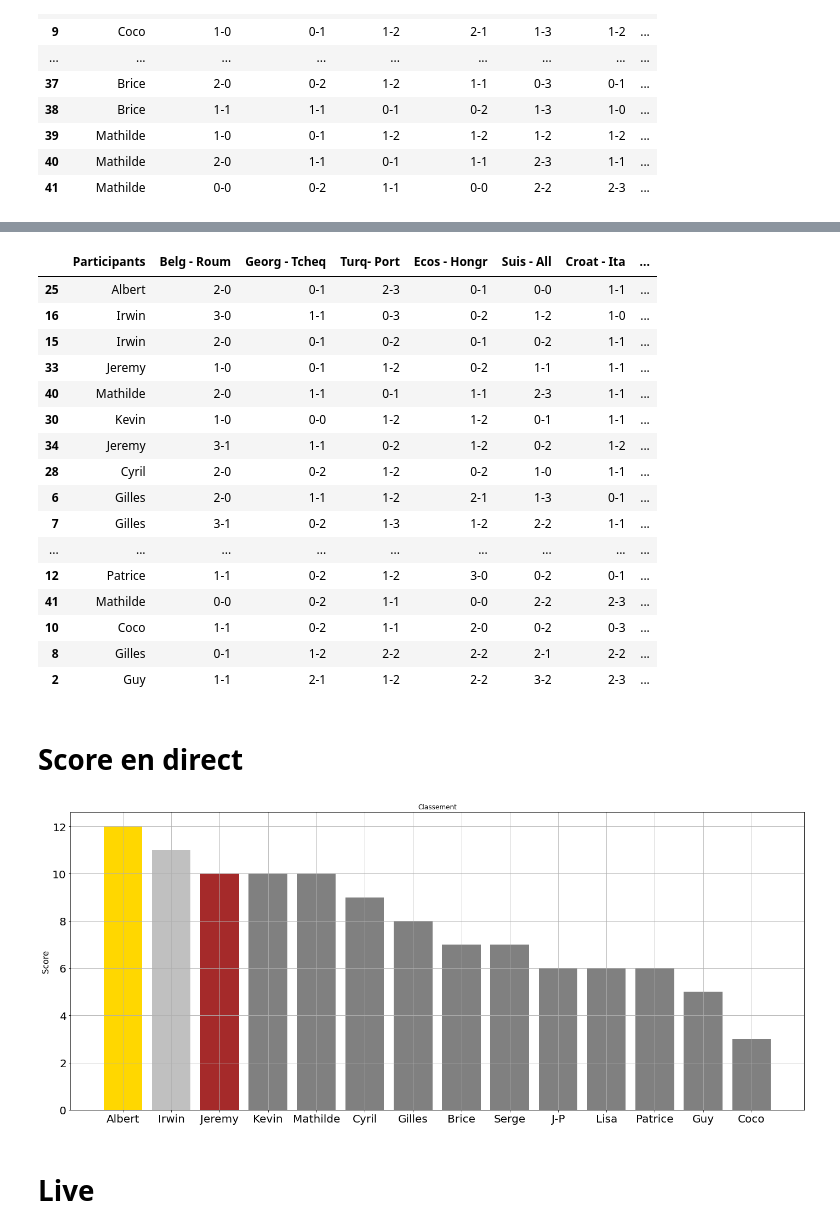
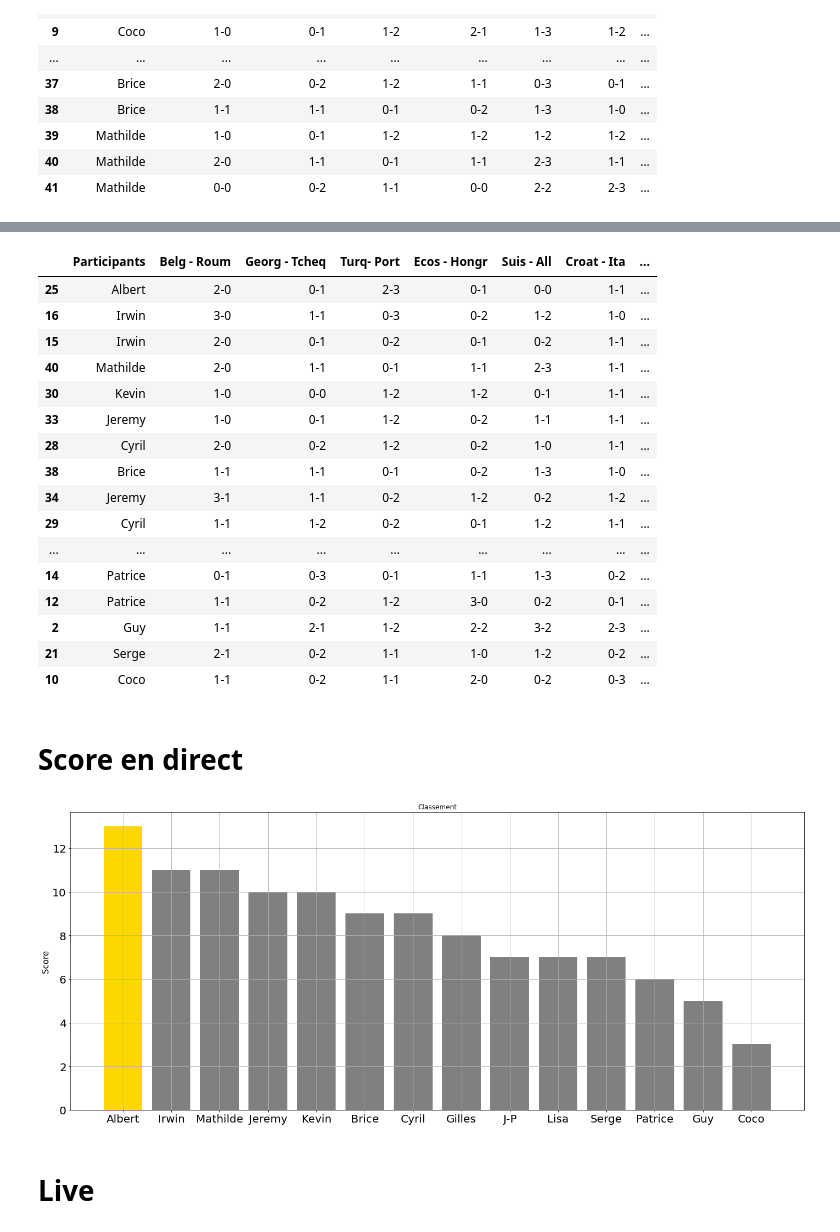
Before and after one commit to coraliegrobel/Classement, a Jupyter notebook: test2.ipynb, the cells around one changed output, grey strips where cells are left out. Saved outputs shown, nothing was run; the diff lists cells and outputs as text; code cells hidden in the pictures.

```diff
--- a/test2.ipynb
+++ b/test2.ipynb
@@ -47,8 +47,8 @@ df["Ecos - Hongr score_final"] = "0-1"
 df["Suis - All score_final"] = "1-1"
 df["Croat - Ita score_final"] = "1-1"
 df["Alban - Esp score_final"] = "0-1"
-df["Fra - Pol score_final"] = "0-0"
-df["Pays-B - Autri score_final"] = "0-0"
+df["Fra - Pol score_final"] = "1-1"
+df["Pays-B - Autri score_final"] = "2-3"
 # %%
 for match in all_match:
     s = match + " points"
@@ -117,38 +117,38 @@ df[affichage].sort_values("total_score", ascending = False)
 | 25 | Albert | 2-0 | 0-1 | 2-3 | 0-1 | 0-0 | 1-1 | ... |
 | 16 | Irwin | 3-0 | 1-1 | 0-3 | 0-2 | 1-2 | 1-0 | ... |
 | 15 | Irwin | 2-0 | 0-1 | 0-2 | 0-1 | 0-2 | 1-1 | ... |
-| 33 | Jeremy | 1-0 | 0-1 | 1-2 | 0-2 | 1-1 | 1-1 | ... |
 | 40 | Mathilde | 2-0 | 1-1 | 0-1 | 1-1 | 2-3 | 1-1 | ... |
 | 30 | Kevin | 1-0 | 0-0 | 1-2 | 1-2 | 0-1 | 1-1 | ... |
+| 33 | Jeremy | 1-0 | 0-1 | 1-2 | 0-2 | 1-1 | 1-1 | ... |
+| 28 | Cyril | 2-0 | 0-2 | 1-2 | 0-2 | 1-0 | 1-1 | ... |
+| 38 | Brice | 1-1 | 1-1 | 0-1 | 0-2 | 1-3 | 1-0 | ... |
 | 34 | Jeremy | 3-1 | 1-1 | 0-2 | 1-2 | 0-2 | 1-2 | ... |
-| 28 | Cyril | 2-0 | 0-2 | 1-2 | 0-2 | 1-0 | 1-1 | ... |
-| 6 | Gilles | 2-0 | 1-1 | 1-2 | 2-1 | 1-3 | 0-1 | ... |
-| 7 | Gilles | 3-1 | 0-2 | 1-3 | 1-2 | 2-2 | 1-1 | ... |
+| 29 | Cyril | 1-1 | 1-2 | 0-2 | 0-1 | 1-2 | 1-1 | ... |
 | ... | ... | ... | ... | ... | ... | ... | ... | ... |
+| 14 | Patrice | 0-1 | 0-3 | 0-1 | 1-1 | 1-3 | 0-2 | ... |
 | 12 | Patrice | 1-1 | 0-2 | 1-2 | 3-0 | 0-2 | 0-1 | ... |
-| 41 | Mathilde | 0-0 | 0-2 | 1-1 | 0-0 | 2-2 | 2-3 | ... |
+| 2 | Guy | 1-1 | 2-1 | 1-2 | 2-2 | 3-2 | 2-3 | ... |
+| 21 | Serge | 2-1 | 0-2 | 1-1 | 1-0 | 1-2 | 0-2 | ... |
 | 10 | Coco | 1-1 | 0-2 | 1-1 | 2-0 | 0-2 | 0-3 | ... |
-| 8 | Gilles | 0-1 | 1-2 | 2-2 | 2-2 | 2-1 | 2-2 | ... |
-| 2 | Guy | 1-1 | 2-1 | 1-2 | 2-2 | 3-2 | 2-3 | ... |
 # %% [markdown]
 # Score en direct
 # %%
 test.reset_index(inplace = True)
 # %%
 plt.figure(figsize=(24, 10))
-plt.bar(test["Participants"],test["total_score"], color=['gold', 'silver', 'brown', "grey","grey","grey","grey","grey","grey","grey","grey","grey","grey","grey"])
+plt.bar(test["Participants"],test["total_score"], color=['gold', 'grey', 'grey', "grey","grey","grey","grey","grey","grey","grey","grey","grey","grey","grey"])
 
 plt.ylabel('Score',fontsize=15)
 plt.title('Classement')
 plt.xticks(fontsize = 20)
 plt.yticks(fontsize = 20)
 plt.grid(True)
 plt.savefig('classement.png')
 plt.show()
 
 plt.close()
 # %% [output]
-[figure, old version]
+[figure, new version]
 # %% [markdown]
 # Live
 # %%
```
Also changed, not shown: parts of 2 cells of this notebook, 1 other file.
